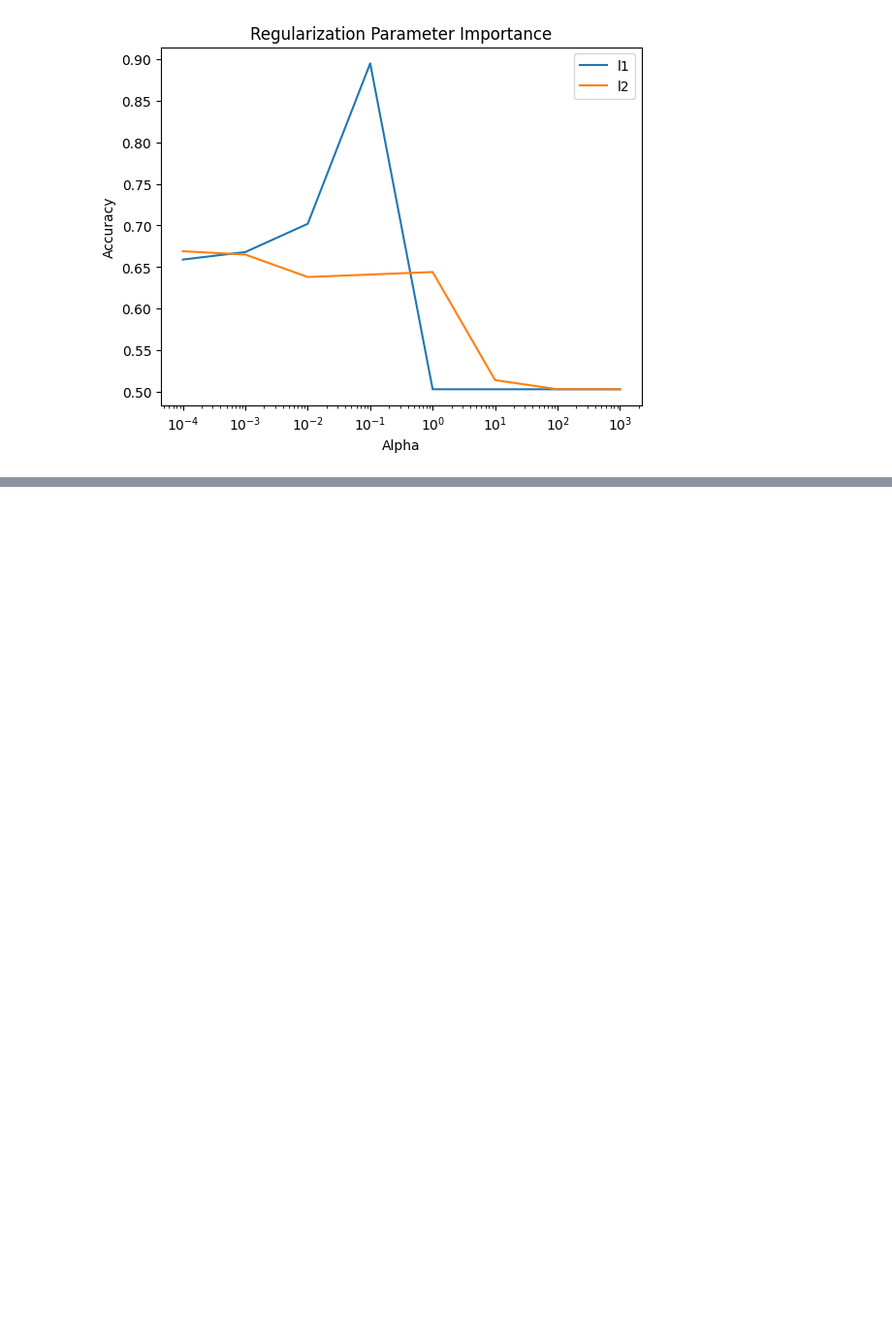
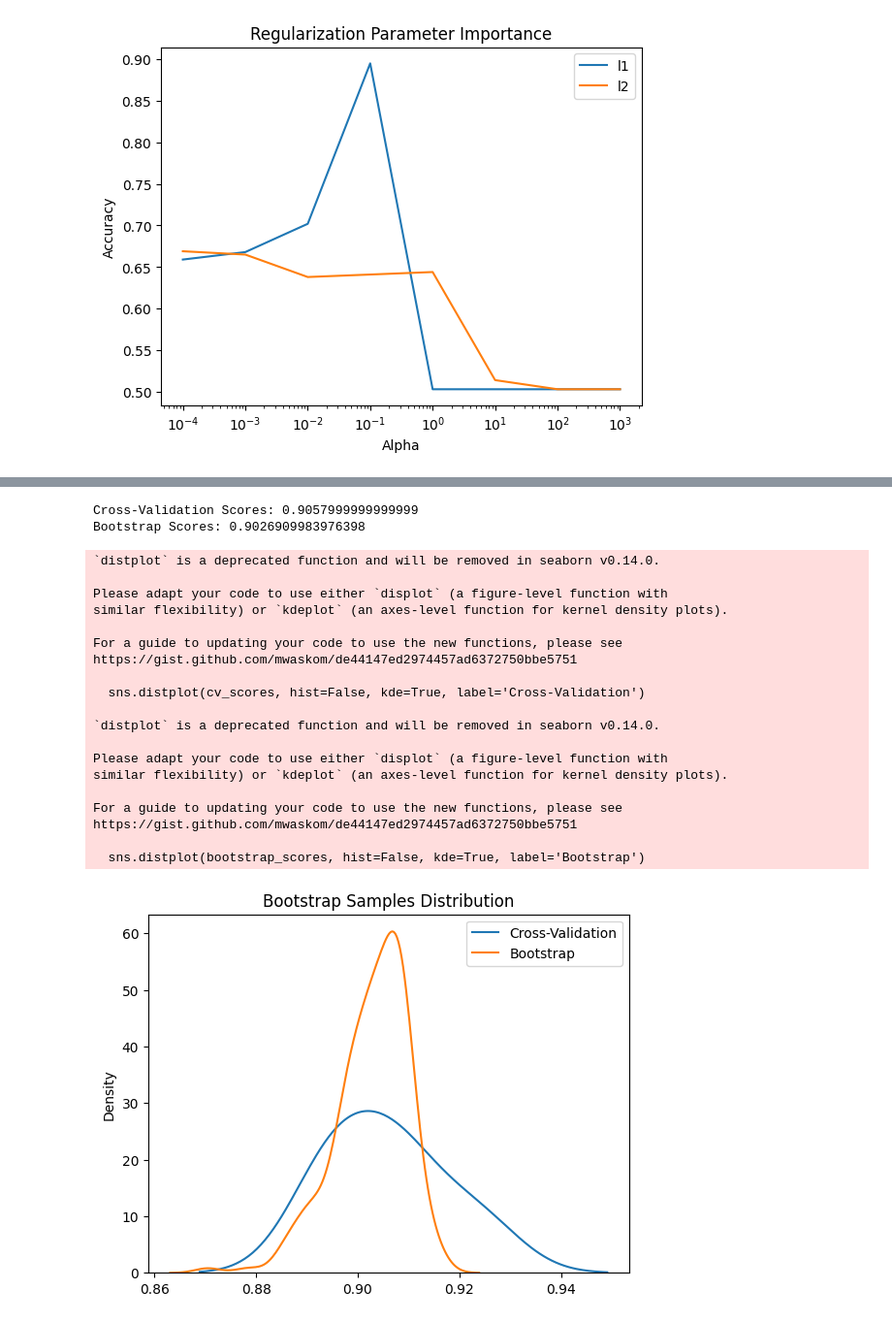
Before and after one commit to Tarane2028/ADS500B, a Jupyter notebook: Assignment4_1.ipynb, the cells around one changed output, grey strips where cells are left out. Shown at 97% size. Drawn from its saved outputs; the diff is of its cells as text; code cells hidden in the pictures; blank space fills up the shorter version.

```diff
--- a/Assignment4_1.ipynb
+++ b/Assignment4_1.ipynb
@@ -105,0 +142,50 @@ plt.show()
+# %%
+from sklearn.model_selection import cross_val_score
+from mlxtend.evaluate import bootstrap_point632_score
+
+# Generate larger classification data
+X, y = make_classification(n_samples=10000, n_features=20, n_redundant=0, n_informative=20, random_state=1, n_clusters_per_class=1)
+
+model = SGDClassifier(loss='log')
+
+# Cross-validation scores
+cv_scores = cross_val_score(model, X, y, cv=5, scoring='accuracy')
+
+# Bootstrap scores
+bootstrap_scores = bootstrap_point632_score(model, X, y, method='oob')
+
+# Table of average scores
+print('Cross-Validation Scores:', cv_scores.mean())
+print('Bootstrap Scores:', bootstrap_scores.mean())
+# %% [output]
+Cross-Validation Scores: 0.9057999999999999
+Bootstrap Scores: 0.9026909983976398
+# %%
+import seaborn as sns
+
+sns.distplot(cv_scores, hist=False, kde=True, label='Cross-Validation')
+sns.distplot(bootstrap_scores, hist=False, kde=True, label='Bootstrap')
+plt.legend()
+plt.title('Bootstrap Samples Distribution')
+plt.show()
+# %% [output]
+`distplot` is a deprecated function and will be removed in seaborn v0.14.0.
+
+Please adapt your code to use either `displot` (a figure-level function with
+similar flexibility) or `kdeplot` (an axes-level function for kernel density plots).
+
+For a guide to updating your code to use the new functions, please see
+https://gist.github.com/mwaskom/de44147ed2974457ad6372750bbe5751
+
+  sns.distplot(cv_scores, hist=False, kde=True, label='Cross-Validation')
+
+`distplot` is a deprecated function and will be removed in seaborn v0.14.0.
+
+Please adapt your code to use either `displot` (a figure-level function with
+similar flexibility) or `kdeplot` (an axes-level function for kernel density plots).
+
+For a guide to updating your code to use the new functions, please see
+https://gist.github.com/mwaskom/de44147ed2974457ad6372750bbe5751
+
+  sns.distplot(bootstrap_scores, hist=False, kde=True, label='Bootstrap')
+[figure, added]
```
Also changed, not shown: parts of 4 cells of this notebook.
